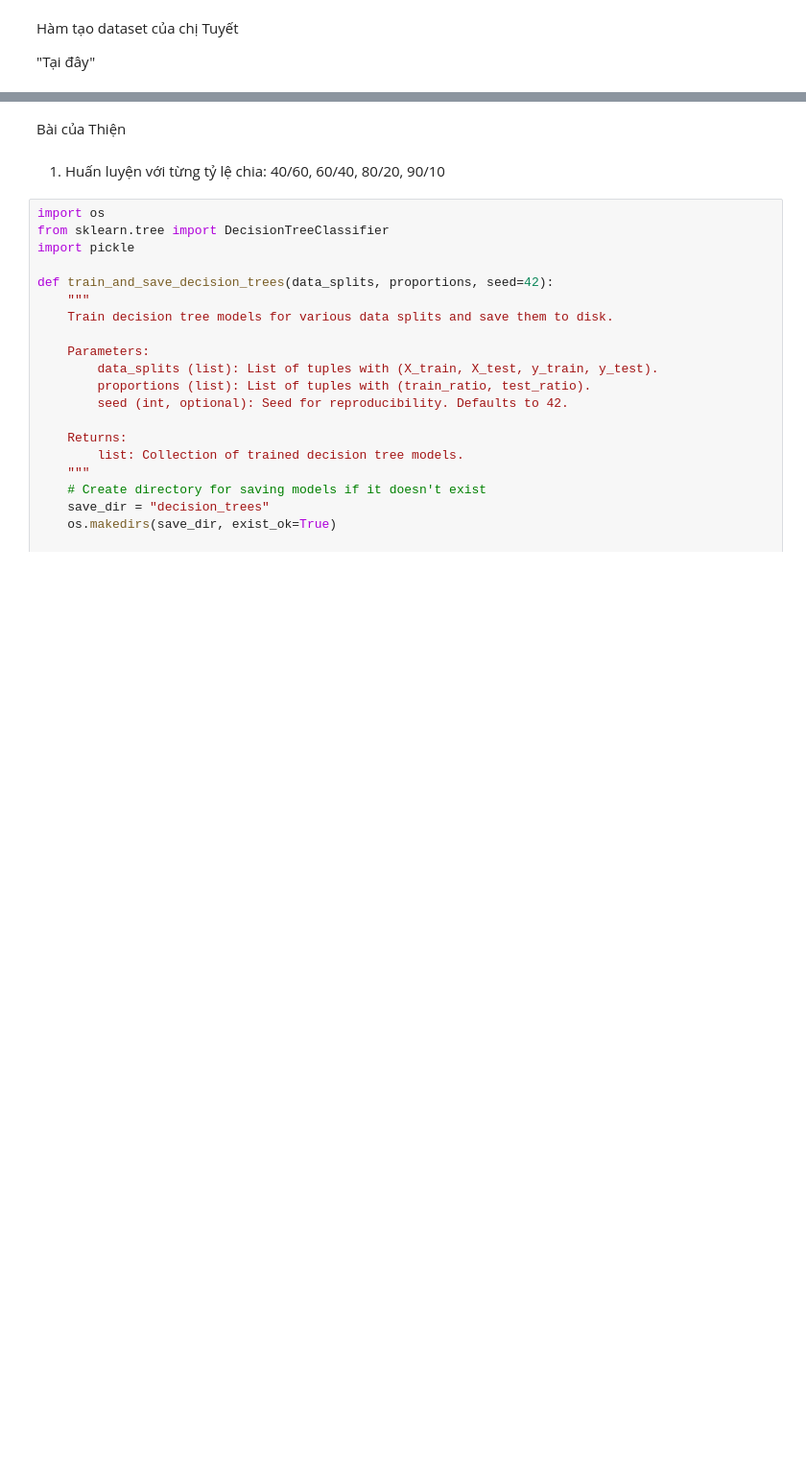
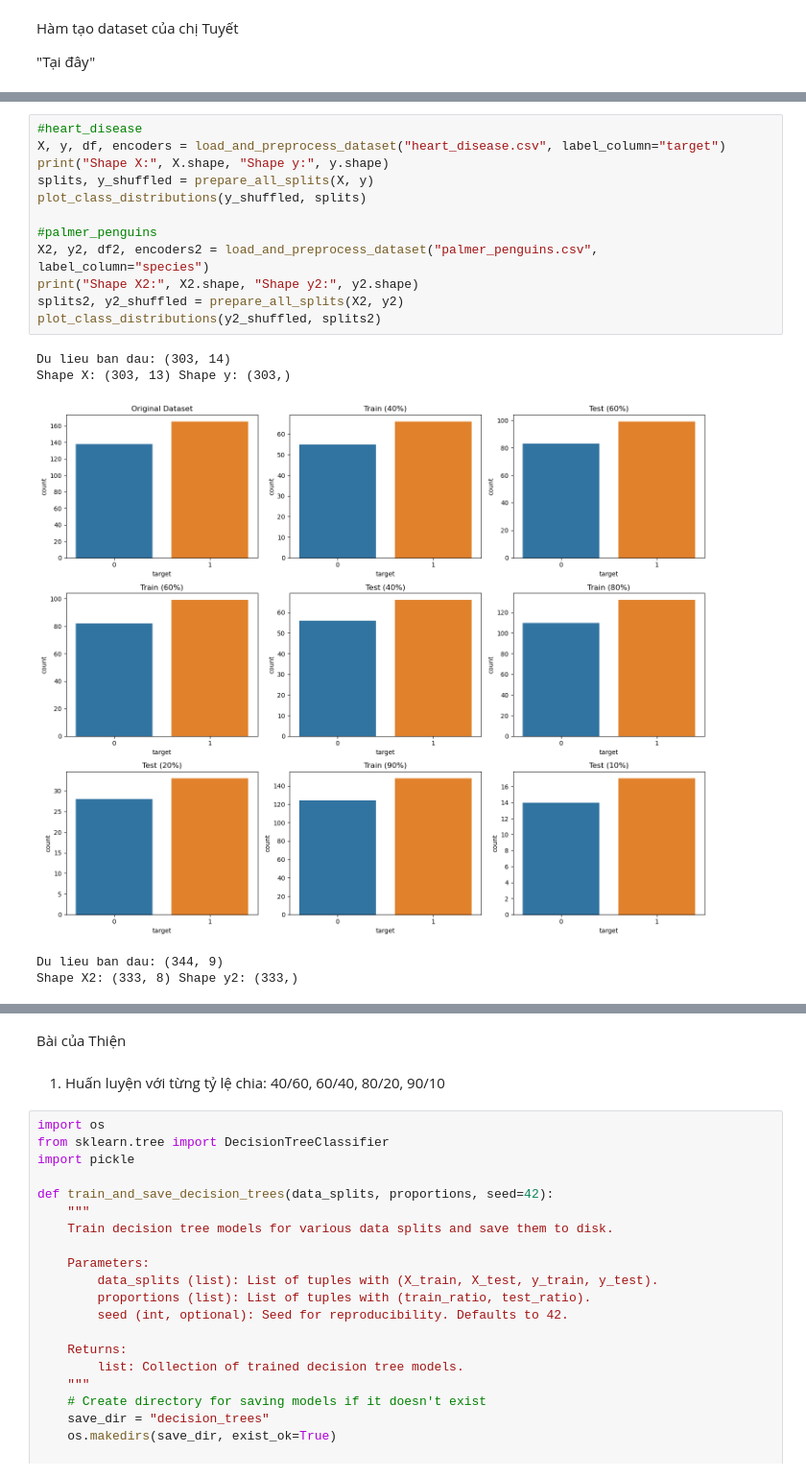
Before and after one commit to NTKTien/decision-tree, a Jupyter notebook: src/main.ipynb, the cells around one changed output, grey strips where cells are left out. Shown at 96% size. Cells and saved outputs as stored; diff of their text form; blank space fills up the shorter version.

Commit message:
fix preprocess

```diff
--- a/src/main.ipynb
+++ b/src/main.ipynb
@@ -146,0 +106,18 @@ Split 90% train - 10% test: Train shape: (299, 8), Test shape: (34, 8), Train la
+# %%
+#heart_disease
+X, y, df, encoders = load_and_preprocess_dataset("heart_disease.csv", label_column="target")
+print("Shape X:", X.shape, "Shape y:", y.shape)
+splits, y_shuffled = prepare_all_splits(X, y)
+plot_class_distributions(y_shuffled, splits)
+
+#palmer_penguins
+X2, y2, df2, encoders2 = load_and_preprocess_dataset("palmer_penguins.csv", label_column="species")
+print("Shape X2:", X2.shape, "Shape y2:", y2.shape)
+splits2, y2_shuffled = prepare_all_splits(X2, y2)
+plot_class_distributions(y2_shuffled, splits2)
+# %% [output]
+Du lieu ban dau: (303, 14)
+Shape X: (303, 13) Shape y: (303,)
+[figure, added]
+Du lieu ban dau: (344, 9)
+Shape X2: (333, 8) Shape y2: (333,)
```
Also changed, not shown: parts of 3 cells of this notebook, 1 other file.
